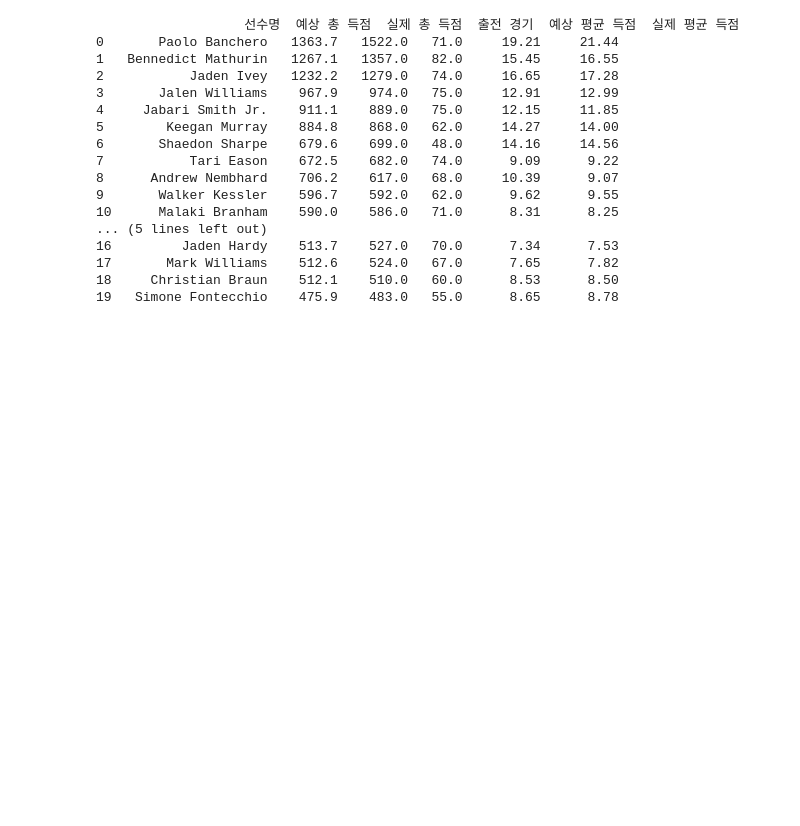
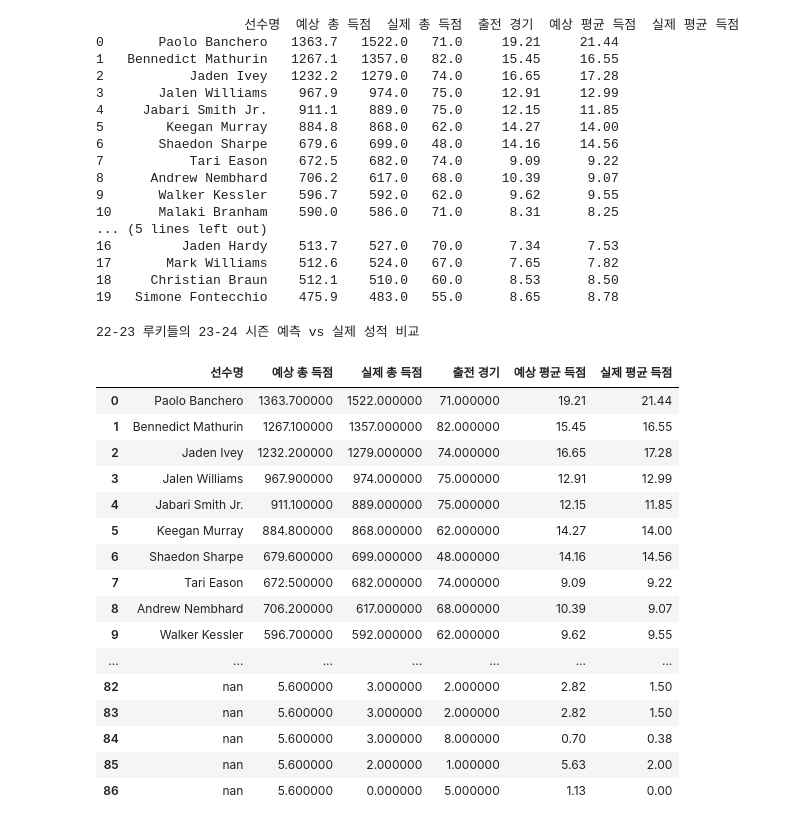
Before and after one commit to p-jisung/sharp28, a Jupyter notebook: nba_predictions.ipynb, the cells around one changed output. Saved outputs shown, nothing was run; the diff lists cells and outputs as text; code cells hidden in the pictures; blank space fills up the shorter version.

```diff
--- a/nba_predictions.ipynb
+++ b/nba_predictions.ipynb
@@ -808,3 +808,47 @@ print(df.head(20))
 17       Mark Williams    512.6    524.0   67.0      7.65      7.82
 18     Christian Braun    512.1    510.0   60.0      8.53      8.50
 19   Simone Fontecchio    475.9    483.0   55.0      8.65      8.78
+# %%
+# 이미 df라는 비교 DataFrame이 있다고 가정합니다.
+# 예시: df = pd.DataFrame({...})
+
+# 예측과 실제 평균 득점의 차이가 가장 큰 선수는 색상으로 하이라이트
+def highlight_diff(row):
+    diff = abs(row['예상 평균 득점'] - row['실제 평균 득점'])
+    if diff > 1.0:
+        return ['background-color: #ffddcc'] * len(row)
+    return [''] * len(row)
+
+# 컬럼별로 최대값 하이라이트(선택)
+def highlight_max(s):
+    is_max = s == s.max()
+    return ['background-color: #c2f0c2' if v else '' for v in is_max]
+
+styled = (
+    df.style
+    .apply(highlight_diff, axis=1)
+    .apply(highlight_max, subset=['예상 평균 득점', '실제 평균 득점'], axis=0)
+    .format({'예상 평균 득점': '{:.2f}', '실제 평균 득점': '{:.2f}'})
+    .set_caption("22-23 루키들의 23-24 시즌 예측 vs 실제 성적 비교")
+)
+
+display(styled)  # Jupyter/Colab에서 표로 예쁘게 보임
+# %% [output]
+22-23 루키들의 23-24 시즌 예측 vs 실제 성적 비교
+|  | 선수명 | 예상 총 득점 | 실제 총 득점 | 출전 경기 | 예상 평균 득점 | 실제 평균 득점 |
+| 0 | Paolo Banchero | 1363.700000 | 1522.000000 | 71.000000 | 19.21 | 21.44 |
+| 1 | Bennedict Mathurin | 1267.100000 | 1357.000000 | 82.000000 | 15.45 | 16.55 |
+| 2 | Jaden Ivey | 1232.200000 | 1279.000000 | 74.000000 | 16.65 | 17.28 |
+| 3 | Jalen Williams | 967.900000 | 974.000000 | 75.000000 | 12.91 | 12.99 |
+| 4 | Jabari Smith Jr. | 911.100000 | 889.000000 | 75.000000 | 12.15 | 11.85 |
+| 5 | Keegan Murray | 884.800000 | 868.000000 | 62.000000 | 14.27 | 14.00 |
+| 6 | Shaedon Sharpe | 679.600000 | 699.000000 | 48.000000 | 14.16 | 14.56 |
+| 7 | Tari Eason | 672.500000 | 682.000000 | 74.000000 | 9.09 | 9.22 |
+| 8 | Andrew Nembhard | 706.200000 | 617.000000 | 68.000000 | 10.39 | 9.07 |
+| 9 | Walker Kessler | 596.700000 | 592.000000 | 62.000000 | 9.62 | 9.55 |
+| ... | ... | ... | ... | ... | ... | ... |
+| 82 | nan | 5.600000 | 3.000000 | 2.000000 | 2.82 | 1.50 |
+| 83 | nan | 5.600000 | 3.000000 | 2.000000 | 2.82 | 1.50 |
+| 84 | nan | 5.600000 | 3.000000 | 8.000000 | 0.70 | 0.38 |
+| 85 | nan | 5.600000 | 2.000000 | 1.000000 | 5.63 | 2.00 |
+| 86 | nan | 5.600000 | 0.000000 | 5.000000 | 1.13 | 0.00 |
```
Also changed, not shown: parts of 3 cells of this notebook.
